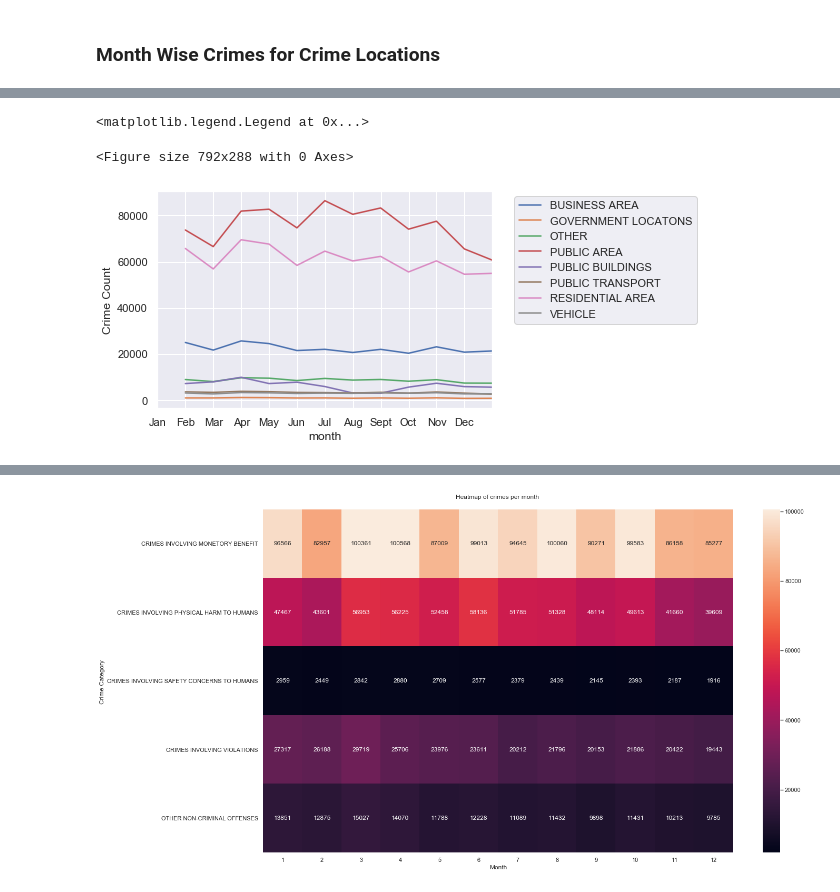
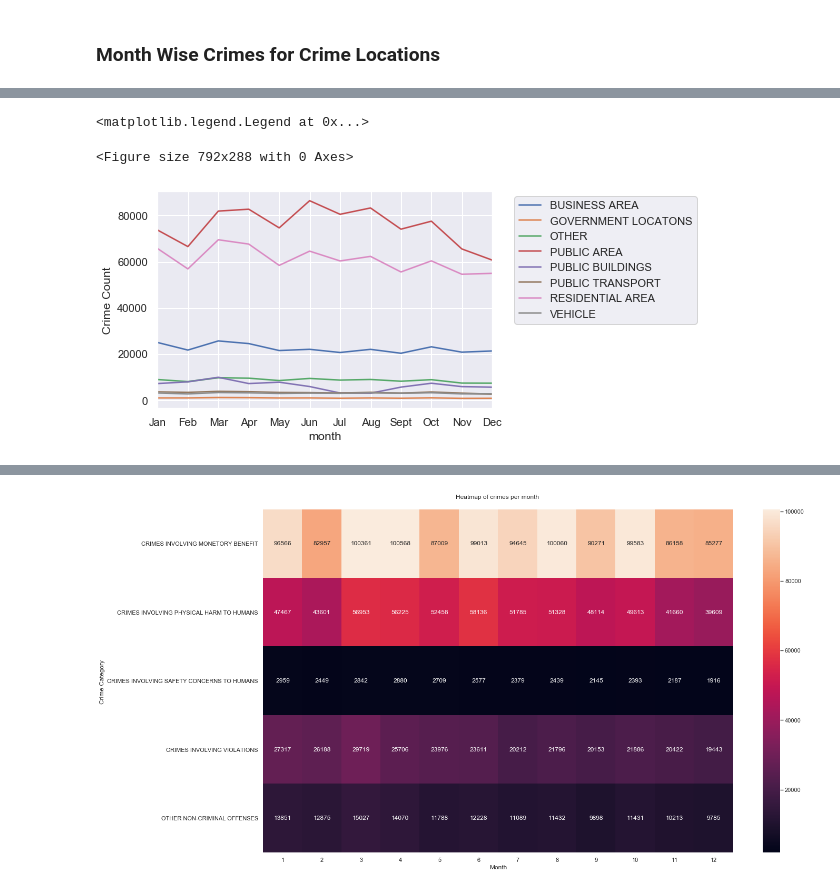
Before and after one commit to tejalvs/ChicagoCrimeAnalysis, a Jupyter notebook: Visualisations.ipynb, the cells around one changed output, grey strips where cells are left out. Drawn from its saved outputs; the diff is of its cells as text; code cells hidden in the pictures.

```diff
--- a/Visualisations.ipynb
+++ b/Visualisations.ipynb
@@ -154,12 +137,12 @@ Name: month, dtype: int64
 # %%
 months = ["Jan", "Feb", "Mar", "Apr", "May", "Jun", "Jul", "Aug", "Sept", "Oct", "Nov", "Dec"]
 crime_location_month_df = crimes_df.groupby(['month', 'groupedCrimeLocations'])
 plt.figure(figsize=(11,4))
 crime_location_month_df.size().unstack().plot()
 plt.ylabel('Crime Count')
-plt.xticks(np.arange(12), months)
+plt.xticks(np.arange(1,13), months)
 plt.legend(bbox_to_anchor=(1.05, 1.0), loc='upper left')
 # %% [output]
 <matplotlib.legend.Legend at 0x...>
 <Figure size 792x288 with 0 Axes>
-[figure, old version]
+[figure, new version]
```
Also changed, not shown: parts of 12 cells of this notebook.
